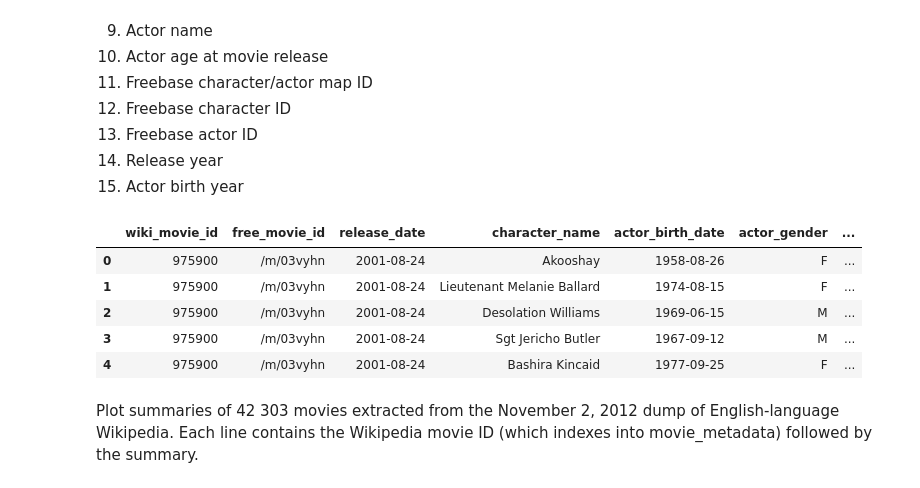
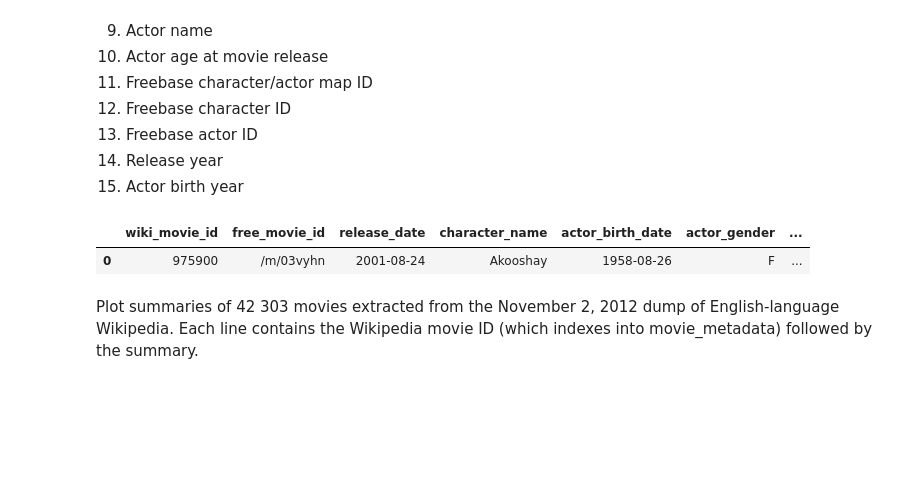
Before and after one commit to epfl-ada/ada-2023-project-msosm, a Jupyter notebook: main.ipynb, the cells around one changed output. Saved outputs shown, nothing was run; the diff lists cells and outputs as text; code cells hidden in the pictures; blank space fills up the shorter version.

```diff
--- a/main.ipynb
+++ b/main.ipynb
@@ -82,14 +82,10 @@ Metadata for 450 669 characters aligned to the movies above, extracted from the
 14. Release year
 15. Actor birth year
 # %%
-character_metadata.head()
+character_metadata.head(1)
 # %% [output]
 |  | wiki_movie_id | free_movie_id | release_date | character_name | actor_birth_date | actor_gender | ... |
 | 0 | 975900 | /m/03vyhn | 2001-08-24 | Akooshay | 1958-08-26 | F | ... |
-| 1 | 975900 | /m/03vyhn | 2001-08-24 | Lieutenant Melanie Ballard | 1974-08-15 | F | ... |
-| 2 | 975900 | /m/03vyhn | 2001-08-24 | Desolation Williams | 1969-06-15 | M | ... |
-| 3 | 975900 | /m/03vyhn | 2001-08-24 | Sgt Jericho Butler | 1967-09-12 | M | ... |
-| 4 | 975900 | /m/03vyhn | 2001-08-24 | Bashira Kincaid | 1977-09-25 | F | ... |
 # %% [markdown]
 Plot summaries of 42 303 movies extracted from the November 2, 2012 dump of English-language Wikipedia.
 Each line contains the Wikipedia movie ID (which indexes into movie_metadata) followed by the summary.
```
Also changed, not shown: parts of 44 cells of this notebook, 2 other files.
